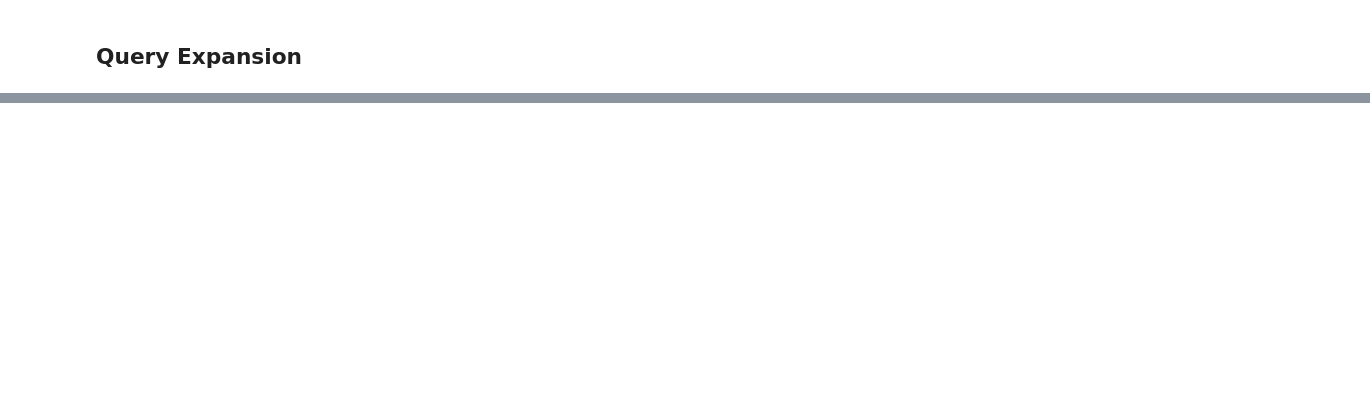
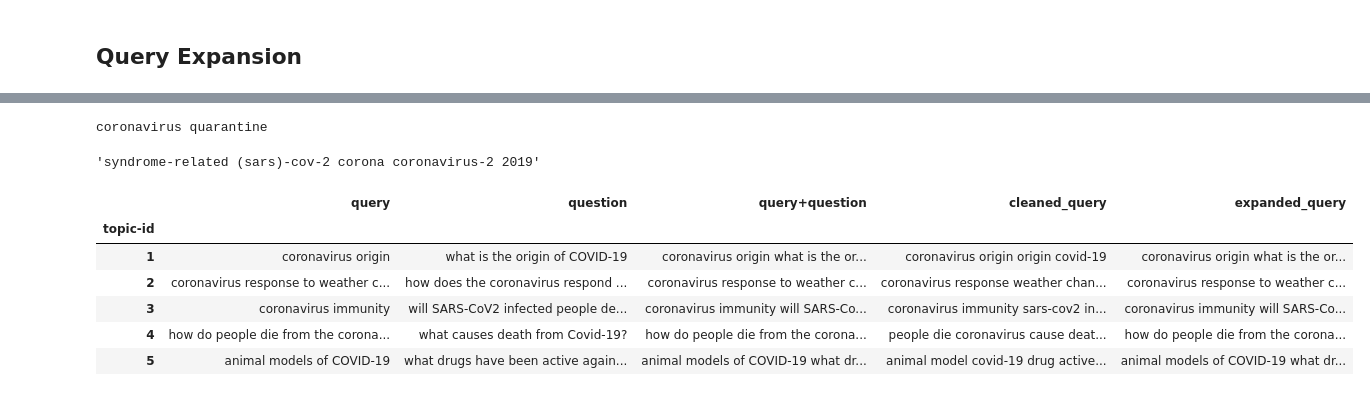
Before and after one commit to hurshd0/TREC-COVID-IR, a Jupyter notebook: notebooks/06_Query_Expansion.ipynb, the cells around one changed output, grey strips where cells are left out. Cells and saved outputs as stored; diff of their text form; code cells hidden in the pictures; blank space fills up the shorter version.

```diff
--- a/notebooks/03_2_Improving_QueryGen_and_TFIDF.ipynb
+++ b/notebooks/06_Query_Expansion.ipynb
@@ -77,7 +78,9 @@ tk_cus_stop.load_stop_words(custom_stopwords_path, combine_w_nltk=True)
 import spacy
 nlp = spacy.load('en_core_sci_md')
 # %%
-for topic_id, (topic, question) in query_df.iterrows():
+for topic_id, row in query_df.iterrows():
+    topic = row['query']
+    question = row['question']
     print(f"{topic_id}")
     print(f"\t[BASE]: {topic}, {question}")
     nltk_topic = ' '.join(tk_nltk_stop.tokenize(topic))
@@ -117,0 +123,6 @@ Looks like combination of `[NLTK low + stop + punct + lemma]` retains the contex
+# %%
+def clean_text(text):
+    return ' '.join(tk.tokenize(text))
+tk = Tokenizer('l-s-pt-lm')
+query_df['cleaned_query'] = query_df['query+question'].progress_apply(clean_text)
+query_df.head()
@@ -118,2 +236,6 @@ Looks like combination of `[NLTK low + stop + punct + lemma]` retains the contex
 # %% [markdown]
 ## Query Expansion
+# %%
+from gensim.models import KeyedVectors
+from IPython.display import display_html
+cbow_vectors = KeyedVectors.load("../data/embeddings/cbow_word2vec.bin")
@@ -119,0 +255,32 @@ Looks like combination of `[NLTK low + stop + punct + lemma]` retains the contex
+# %%
+def expand_terms(text):
+    ents = [e.text for e in nlp(text).ents]
+    terms = set()
+    for ent in ents:
+        words = ent.split(' ')
+        try:
+            results = cbow_vectors.wv.most_similar(positive=words, topn=5)
+            results = [result[0] for result in results]
+            terms.update(results)
+        except:
+            pass
+    return ' '.join(terms)
+# %%
+topic_id = 12
+query_question = query_df.loc[topic_id]['query']
+print(query_question)
+expand_terms(query_question)
+# %% [output]
+coronavirus quarantine
+'syndrome-related (sars)-cov-2 corona coronavirus-2 2019'
+# %%
+query_df['expanded_query'] = query_df['query+question'] + ' ' + query_df['query'].progress_apply(expand_terms)
+query_df.head()
+# %% [output]
+|  | query | question | query+question | cleaned_query | expanded_query |
+| topic-id |  |  |  |  |  |
+| 1 | coronavirus origin | what is the origin of COVID-19 | coronavirus origin what is the or... | coronavirus origin origin covid-19 | coronavirus origin what is the or... |
+| 2 | coronavirus response to weather c... | how does the coronavirus respond ... | coronavirus response to weather c... | coronavirus response weather chan... | coronavirus response to weather c... |
+| 3 | coronavirus immunity | will SARS-CoV2 infected people de... | coronavirus immunity will SARS-Co... | coronavirus immunity sars-cov2 in... | coronavirus immunity will SARS-Co... |
+| 4 | how do people die from the corona... | what causes death from Covid-19? | how do people die from the corona... | people die coronavirus cause deat... | how do people die from the corona... |
+| 5 | animal models of COVID-19 | what drugs have been active again... | animal models of COVID-19 what dr... | animal model covid-19 drug active... | animal models of COVID-19 what dr... |
```
Also changed, not shown: parts of 13 cells of this notebook, 16 other files.
